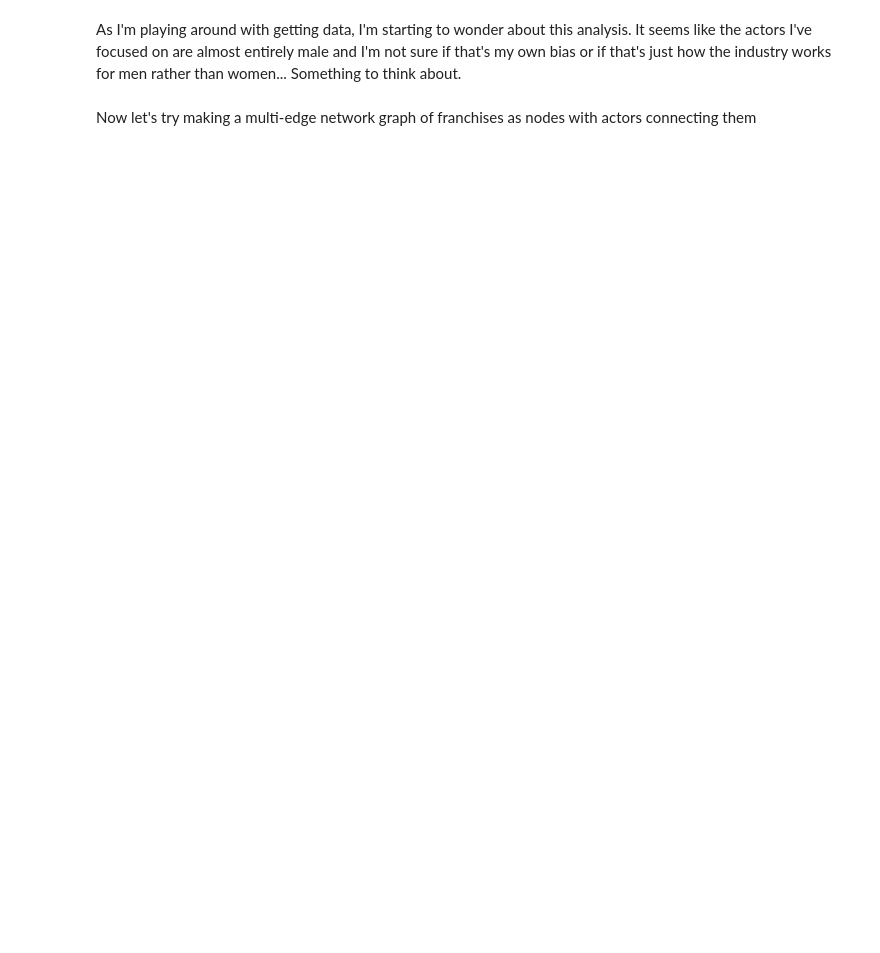
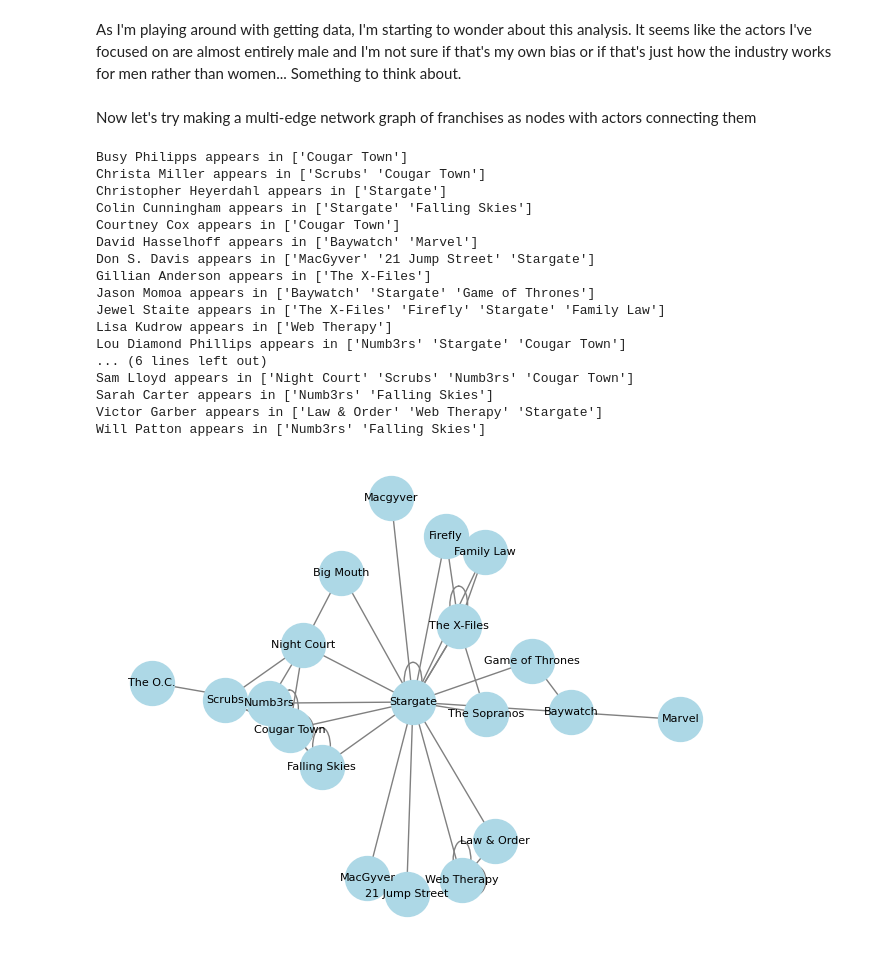
Before and after one commit to peterdobbs77/celeb_network, a Jupyter notebook: _intro_playbook.ipynb, the cells around one changed output. Drawn from its saved outputs; the diff is of its cells as text; code cells hidden in the pictures; blank space fills up the shorter version.

```diff
--- a/_intro_playbook.ipynb
+++ b/_intro_playbook.ipynb
@@ -621,12 +682,43 @@ Now let's try making a multi-edge network graph of franchises as nodes with acto
 # %%
 franchise_graph = nx.MultiGraph()
 
 # create nodes for graph of franchises
 for franchise in flat_df["franchise_name"].unique():
     franchise_graph.add_node(franchise)
 
 # create edges based on actors appearances in various franchises
 for actor, group in flat_df.groupby(by='actor'):
-    franchises = flat_df["franchise_name"].unique()
-    # first add edges
-    # loop through actor's appearances in franchises to find connections
+    franchises = group["franchise_name"].unique()
+    print(f'{actor} appears in {franchises}')
+    if len(franchises) == 1:
+        franchise_graph.add_edge(franchises[0], franchises[0], actor_link={actor})
+    else:
+        for i in range(len(franchises)):
+            for j in range(i+1, len(franchises)):
+                franchise_graph.add_edge(franchises[i], franchises[j], actor_link={actor})
+
+plt.figure()
+pos = nx.spring_layout(franchise_graph, seed=58)
+labels = {node: node for node in franchise_graph.nodes()}
+nx.draw(franchise_graph, pos, with_labels=True, node_color='lightblue', edge_color='gray', node_size=1000, font_size=8)
+plt.title('Franchise Network by Shared Actors')
+plt.show()
+# %% [output]
+Busy Philipps appears in ['Cougar Town']
+Christa Miller appears in ['Scrubs' 'Cougar Town']
+Christopher Heyerdahl appears in ['Stargate']
+Colin Cunningham appears in ['Stargate' 'Falling Skies']
+Courtney Cox appears in ['Cougar Town']
+David Hasselhoff appears in ['Baywatch' 'Marvel']
+Don S. Davis appears in ['MacGyver' '21 Jump Street' 'Stargate']
+Gillian Anderson appears in ['The X-Files']
+Jason Momoa appears in ['Baywatch' 'Stargate' 'Game of Thrones']
+Jewel Staite appears in ['The X-Files' 'Firefly' 'Stargate' 'Family Law']
+Lisa Kudrow appears in ['Web Therapy']
+Lou Diamond Phillips appears in ['Numb3rs' 'Stargate' 'Cougar Town']
+... (6 lines left out)
+Sam Lloyd appears in ['Night Court' 'Scrubs' 'Numb3rs' 'Cougar Town']
+Sarah Carter appears in ['Numb3rs' 'Falling Skies']
+Victor Garber appears in ['Law & Order' 'Web Therapy' 'Stargate']
+Will Patton appears in ['Numb3rs' 'Falling Skies']
+[figure, added]
```
Also changed, not shown: parts of 6 cells of this notebook, 1 other file.
